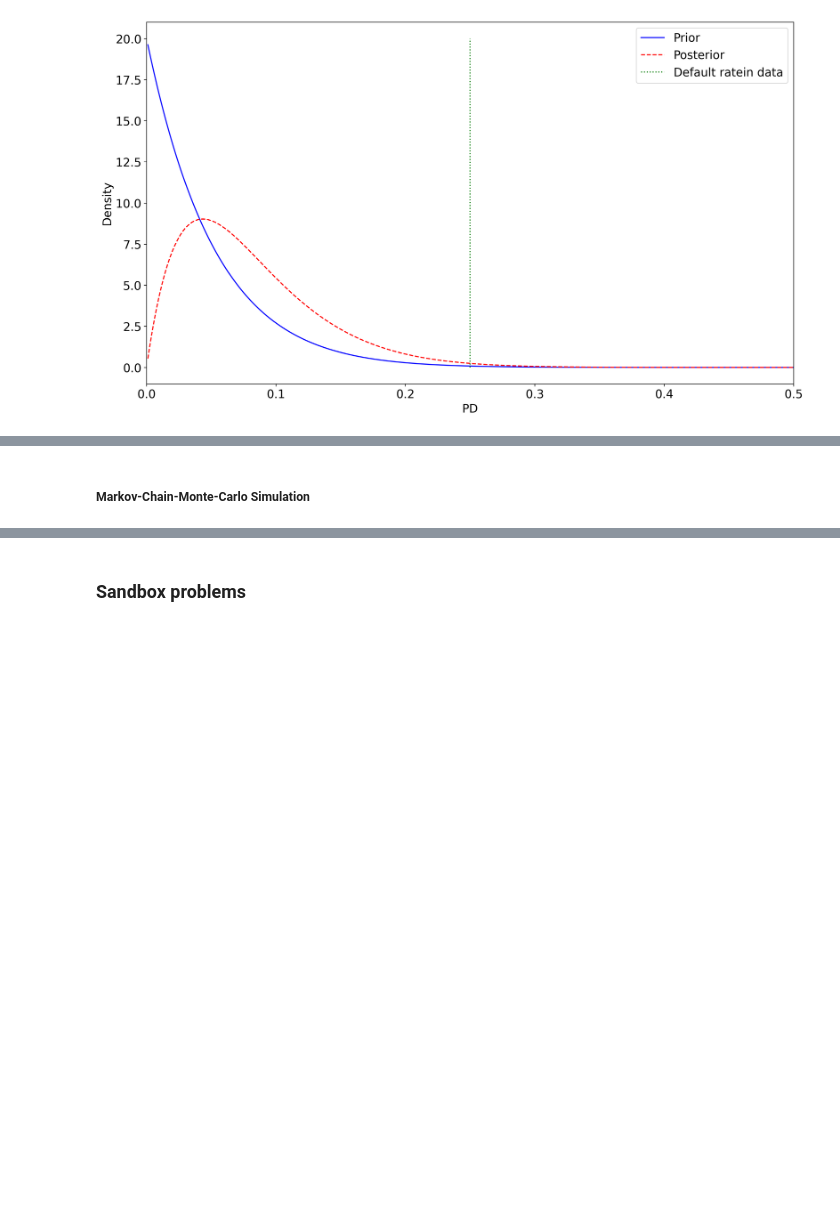
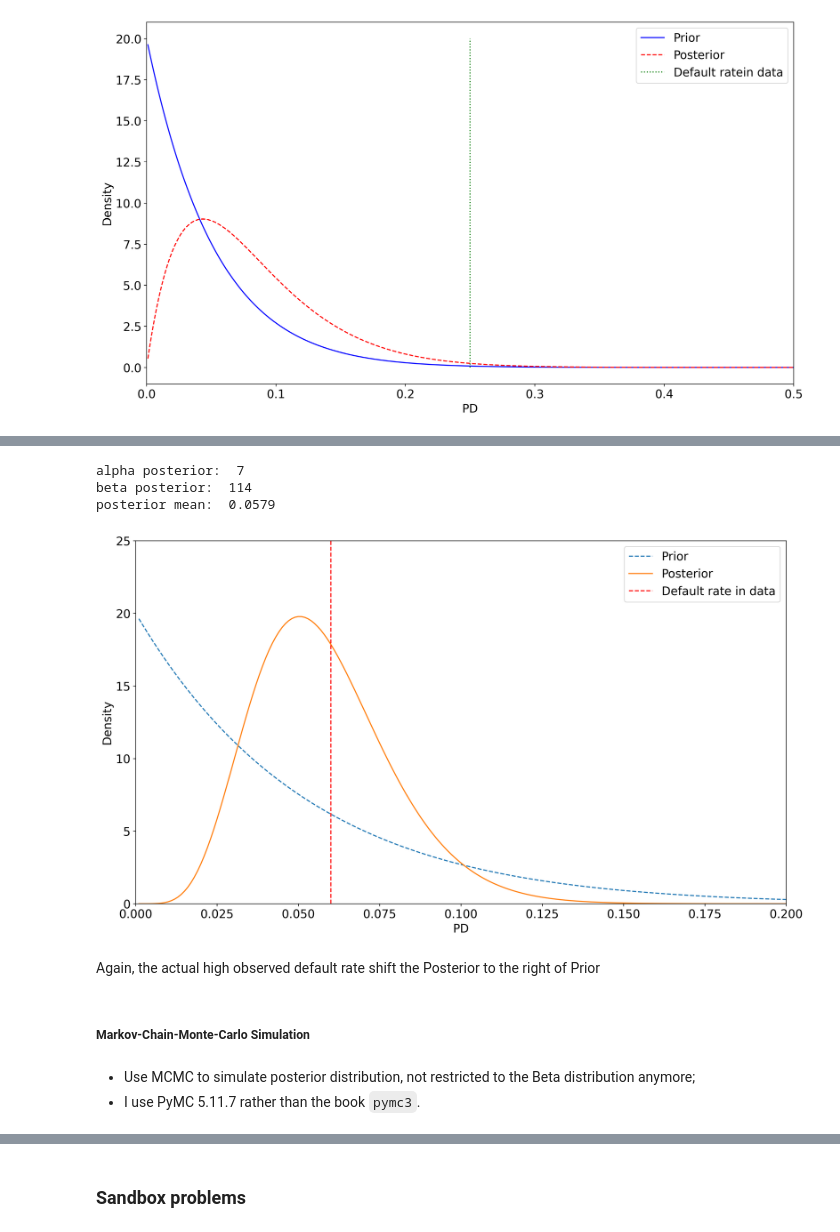
Before and after one commit to lktuan/deep_credit_risk, a Jupyter notebook: notebooks/part1_principle_of_data_learning.ipynb, the cells around one changed output, grey strips where cells are left out. Drawn from its saved outputs; the diff is of its cells as text; code cells hidden in the pictures; blank space fills up the shorter version.

```diff
--- a/notebooks/part1_principle_of_data_learning.ipynb
+++ b/notebooks/part1_principle_of_data_learning.ipynb
@@ -1106,2 +1130,33 @@ plt.show()
+# %%
+alpha_prior = 1
+beta_prior = 20
+prior = beta.pdf(pi, alpha_prior, beta_prior, loc=0, scale=1)
+alpha_post = alpha_prior + np.sum(y)
+beta_post = beta_prior + len(y) - np.sum(y)
+posterior = beta.pdf(pi, alpha_post, beta_post, loc=0, scale=1)
+posterior_mean = alpha_post/(alpha_post + beta_post)
+print('alpha posterior: ', alpha_post)
+print('beta posterior: ', beta_post)
+print('posterior mean: ', posterior_mean.round(decimals=4))
+plt.plot(pi, prior, label="Prior", linestyle='dashed')
+plt.plot(pi, posterior, label="Posterior")
+plt.plot([np.mean(y), np.mean(y)], [0, 90], linestyle='dashed', color='red', label='Default rate in data')
+plt.xlim(0,0.2)
+plt.ylim(0,25)
+plt.xlabel('PD')
+plt.ylabel('Density')
+plt.legend(loc='best')
+plt.legend()
+plt.show()
+# %% [output]
+alpha posterior:  7
+beta posterior:  114
+posterior mean:  0.0579
+[figure, added]
+# %% [markdown]
+Again, the actual high observed default rate shift the Posterior to the right of Prior
 # %% [markdown]
 ##### Markov-Chain-Monte-Carlo Simulation
+# %% [markdown]
+- Use MCMC to simulate posterior distribution, not restricted to the Beta distribution anymore;
+- I use PyMC 5.11.7 rather than the book `pymc3`.
```
Also changed, not shown: parts of 16 cells of this notebook, 1 other file.
